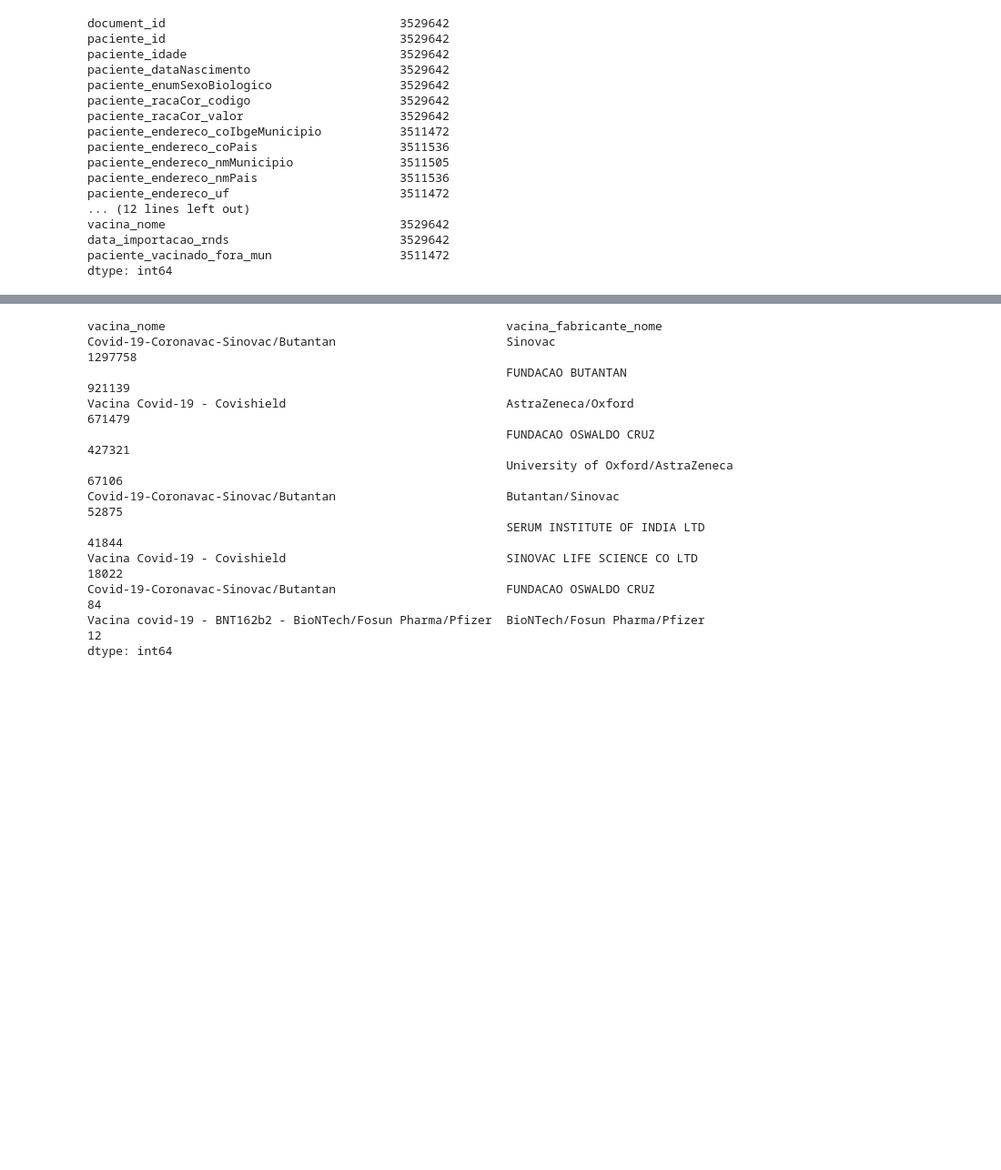
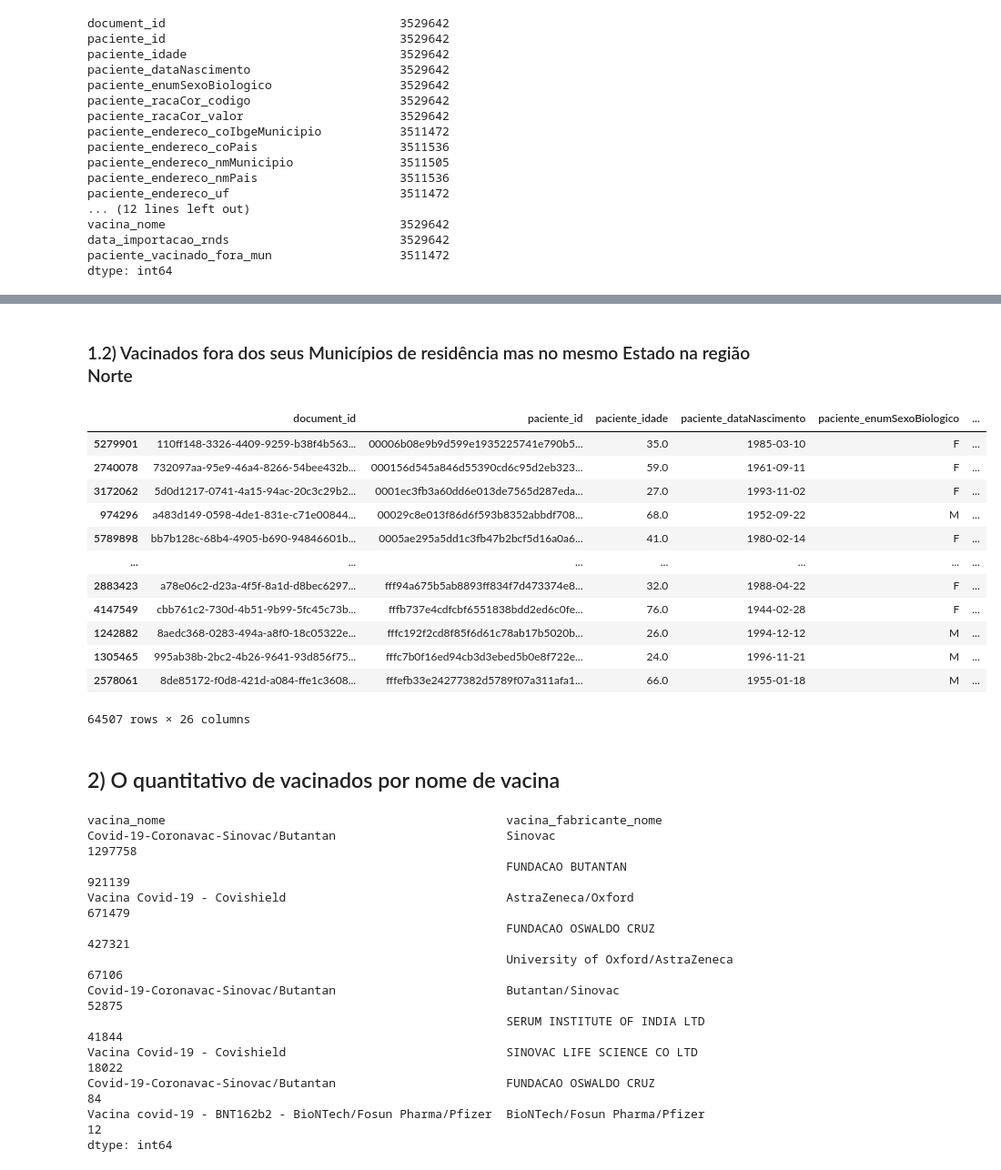
Before and after one commit to massaoiwanaga/topespsi, a Jupyter notebook: TESI_VAC_COVID.ipynb, the cells around one changed output, grey strips where cells are left out. Shown at 91% size. Saved outputs shown, nothing was run; the diff lists cells and outputs as text; code cells hidden in the pictures; blank space fills up the shorter version.

```diff
--- a/TESI_VAC_COVID.ipynb
+++ b/TESI_VAC_COVID.ipynb
@@ -680,3 +688,25 @@ df_vacinacao.query('paciente_endereco_uf in ["ES", "MG", "RJ", "SP"] & paciente_
+# %% [markdown]
+### 1.2) Vacinados fora dos seus Municípios de residência mas no mesmo Estado na região Norte
+# %%
+# Vacinados fora dos seus Municípios de residência mas no mesmo Estado na região Norte
+
+df_vacinacao.query('paciente_endereco_uf in ["AM", "AC", "AP", "PA", "RO", "RR", "TO"] & paciente_endereco_uf == estabelecimento_uf & paciente_endereco_nmMunicipio != estabelecimento_municipio_nome')
+# %% [output]
+|  | document_id | paciente_id | paciente_idade | paciente_dataNascimento | paciente_enumSexoBiologico | ... |
+| 5279901 | 110ff148-3326-4409-9259-b38f4b563... | 00006b08e9b9d599e1935225741e790b5... | 35.0 | 1985-03-10 | F | ... |
+| 2740078 | 732097aa-95e9-46a4-8266-54bee432b... | 000156d545a846d55390cd6c95d2eb323... | 59.0 | 1961-09-11 | F | ... |
+| 3172062 | 5d0d1217-0741-4a15-94ac-20c3c29b2... | 0001ec3fb3a60dd6e013de7565d287eda... | 27.0 | 1993-11-02 | F | ... |
+| 974296 | a483d149-0598-4de1-831e-c71e00844... | 00029c8e013f86d6f593b8352abbdf708... | 68.0 | 1952-09-22 | M | ... |
+| 5789898 | bb7b128c-68b4-4905-b690-94846601b... | 0005ae295a5dd1c3fb47b2bcf5d16a0a6... | 41.0 | 1980-02-14 | F | ... |
+| ... | ... | ... | ... | ... | ... | ... |
+| 2883423 | a78e06c2-d23a-4f5f-8a1d-d8bec6297... | fff94a675b5ab8893ff834f7d473374e8... | 32.0 | 1988-04-22 | F | ... |
+| 4147549 | cbb761c2-730d-4b51-9b99-5fc45c73b... | fffb737e4cdfcbf6551838bdd2ed6c0fe... | 76.0 | 1944-02-28 | F | ... |
+| 1242882 | 8aedc368-0283-494a-a8f0-18c05322e... | fffc192f2cd8f85f6d61c78ab17b5020b... | 26.0 | 1994-12-12 | M | ... |
+| 1305465 | 995ab38b-2bc2-4b26-9641-93d856f75... | fffc7b0f16ed94cb3d3ebed5b0e8f722e... | 24.0 | 1996-11-21 | M | ... |
+| 2578061 | 8de85172-f0d8-421d-a084-ffe1c3608... | fffefb33e24277382d5789f07a311afa1... | 66.0 | 1955-01-18 | M | ... |
+64507 rows × 26 columns
+# %% [markdown]
+## 2) O quantitativo de vacinados por nome de vacina
 # %%
 df_vacinacao[['vacina_nome','vacina_fabricante_nome']].value_counts()
 # %% [output]
```
Also changed, not shown: parts of 22 cells of this notebook.
